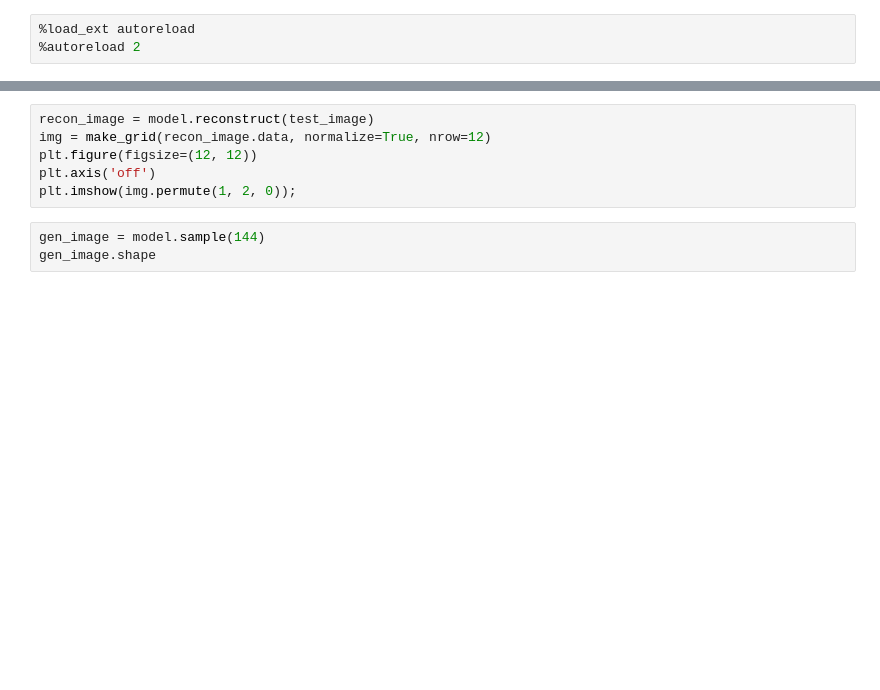
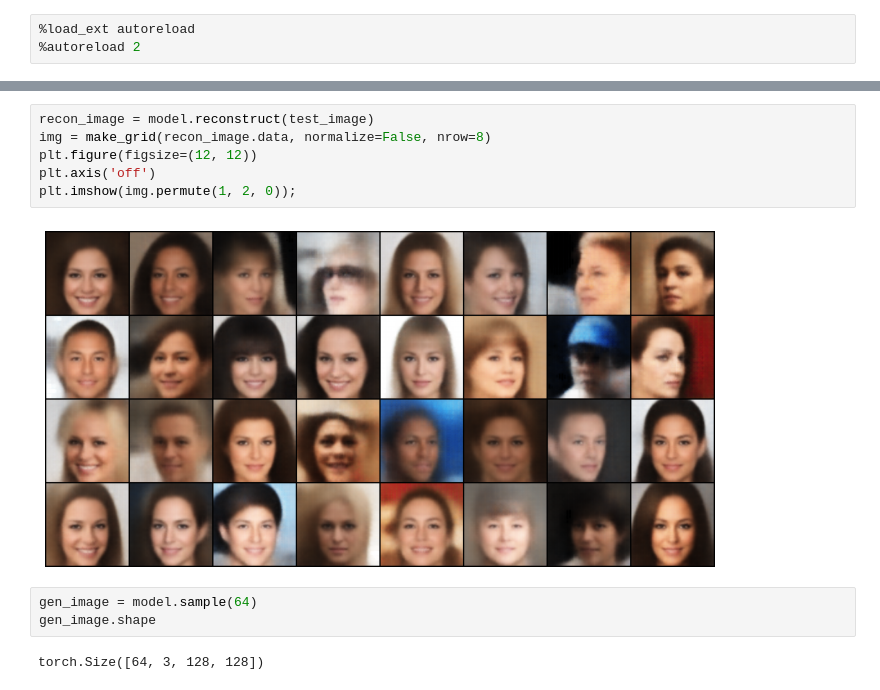
Before and after one commit to aidiary/generative-models-pytorch, a Jupyter notebook: notebooks/vanilla_vae/eval_vanilla_vae.ipynb, the cells around one changed output, grey strips where cells are left out. Cells and saved outputs as stored; diff of their text form; blank space fills up the shorter version.

```diff
--- a/notebooks/vanilla_vae/eval_vanilla_vae.ipynb
+++ b/notebooks/vanilla_vae/eval_vanilla_vae.ipynb
@@ -43,10 +44,14 @@ plt.imshow(img.permute(1, 2, 0));
 # %%
 recon_image = model.reconstruct(test_image)
-img = make_grid(recon_image.data, normalize=True, nrow=12)
+img = make_grid(recon_image.data, normalize=False, nrow=8)
 plt.figure(figsize=(12, 12))
 plt.axis('off')
 plt.imshow(img.permute(1, 2, 0));
+# %% [output]
+[figure, added]
 # %%
-gen_image = model.sample(144)
+gen_image = model.sample(64)
 gen_image.shape
+# %% [output]
+torch.Size([64, 3, 128, 128])
 # %%
```
Also changed, not shown: parts of 8 cells of this notebook, 1 other file.
